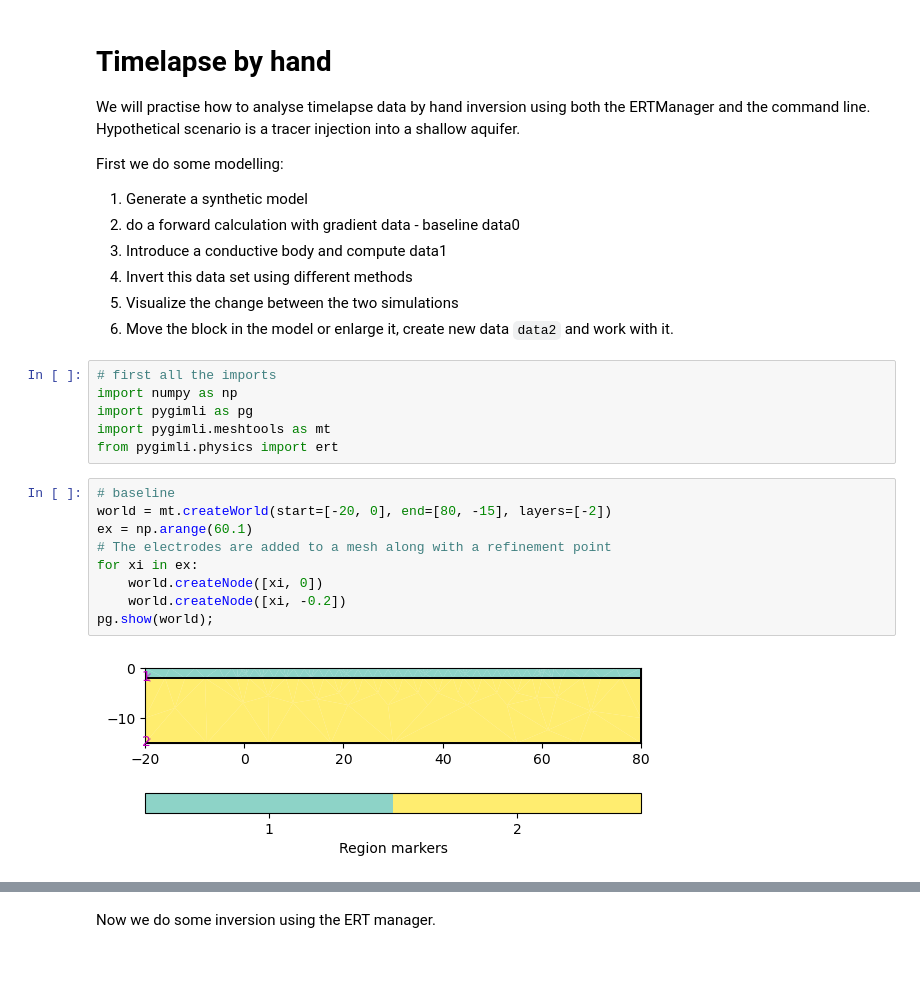
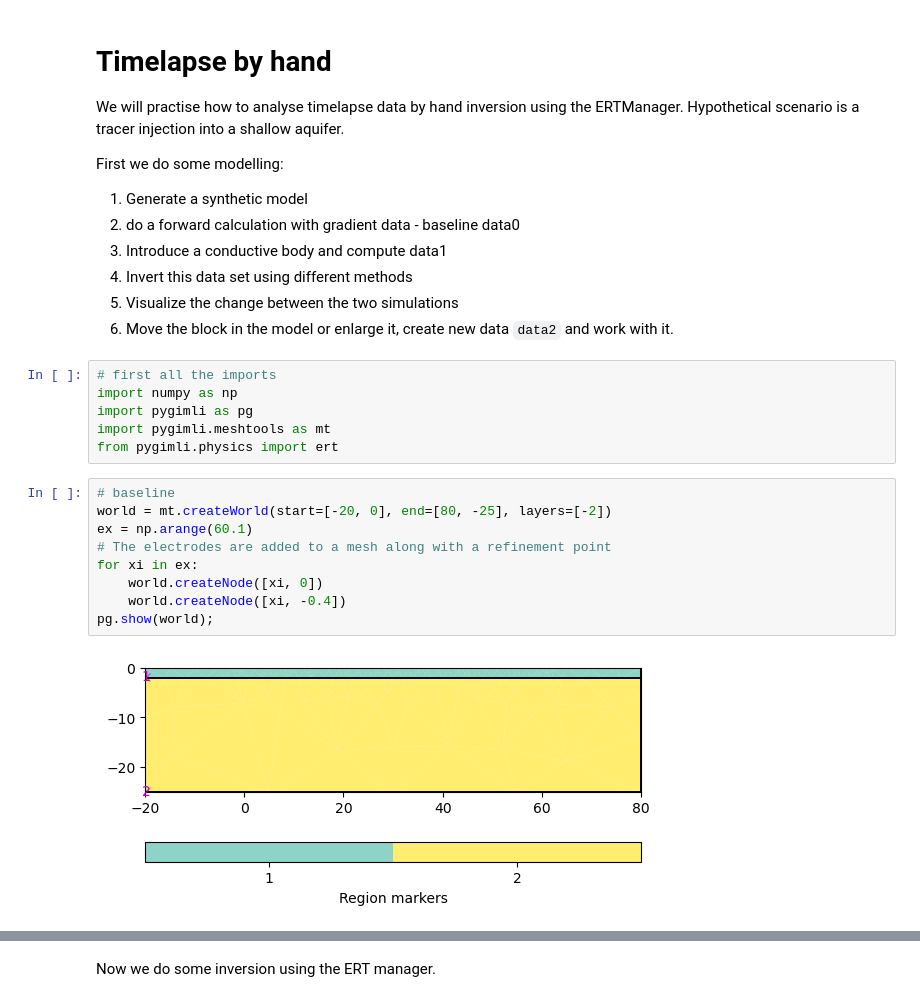
Before and after one commit to halbmy/pyGIMLi-workshop, a Jupyter notebook: 8_timelapse/TimelapseERT.ipynb, the cells around one changed output, grey strips where cells are left out. Cells and saved outputs as stored; diff of their text form; blank space fills up the shorter version.

```diff
--- a/8_timelapse/TimelapseERT.ipynb
+++ b/8_timelapse/TimelapseERT.ipynb
@@ -1,6 +1,6 @@
 # %% [markdown]
 # Timelapse by hand
-We will practise how to analyse timelapse data by hand inversion using both the ERTManager and the command line.
+We will practise how to analyse timelapse data by hand inversion using the ERTManager.
 Hypothetical scenario is a tracer injection into a shallow aquifer.
 
 First we do some modelling:
@@ -18,15 +18,15 @@ import pygimli.meshtools as mt
 from pygimli.physics import ert
 # %%
 # baseline
-world = mt.createWorld(start=[-20, 0], end=[80, -15], layers=[-2])
+world = mt.createWorld(start=[-20, 0], end=[80, -25], layers=[-2])
 ex = np.arange(60.1)
 # The electrodes are added to a mesh along with a refinement point
 for xi in ex:
     world.createNode([xi, 0])
-    world.createNode([xi, -0.2])
+    world.createNode([xi, -0.4])
 pg.show(world);
 # %% [output]
-[figure, old version]
+[figure, new version]
 # %%
 # First time step
 blop = mt.createCircle(pos=[15, -5], radius=[2, 1], marker=3, area=0.1)
```
Also changed, not shown: parts of 19 cells of this notebook, 7 other files.
